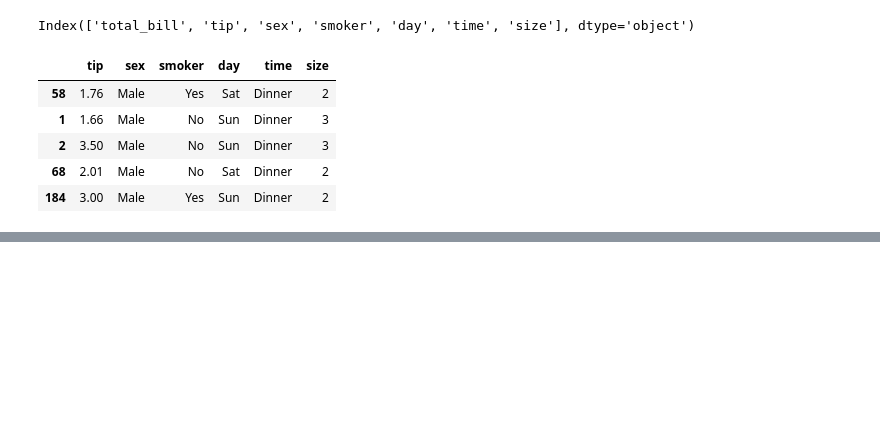
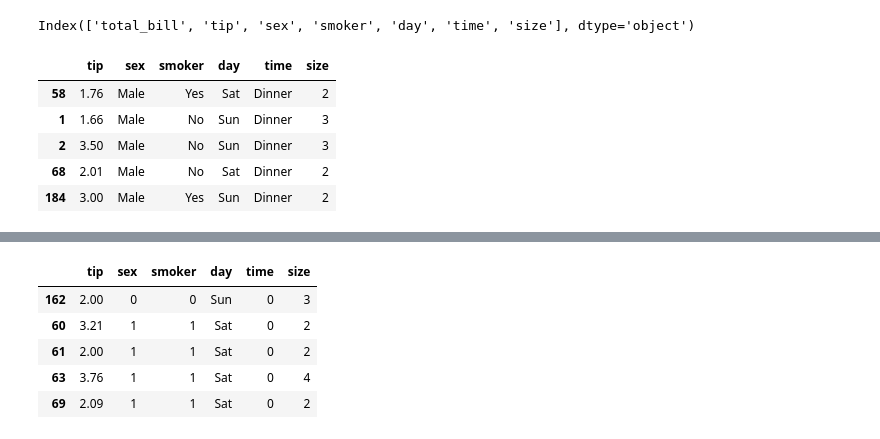
Before and after one commit to cyrolux123/Machine-Learning-Detailed, a Jupyter notebook: SVM/Support Vector Regression.ipynb, the cells around one changed output, grey strips where cells are left out. Saved outputs shown, nothing was run; the diff lists cells and outputs as text; code cells hidden in the pictures; blank space fills up the shorter version.

```diff
--- a/SVM/Support Vector Regression.ipynb
+++ b/SVM/Support Vector Regression.ipynb
@@ -83,0 +103,13 @@ X_train.head()
+# %%
+X_test['sex'] = le1.transform(X_test['sex'])
+X_test['smoker'] = le2.transform(X_test['smoker'])
+X_test['time'] = le3.transform(X_test['time'])
+# %%
+X_test.head()
+# %% [output]
+|  | tip | sex | smoker | day | time | size |
+| 162 | 2.00 | 0 | 0 | Sun | 0 | 3 |
+| 60 | 3.21 | 1 | 1 | Sat | 0 | 2 |
+| 61 | 2.00 | 1 | 1 | Sat | 0 | 2 |
+| 63 | 3.76 | 1 | 1 | Sat | 0 | 4 |
+| 69 | 2.09 | 1 | 1 | Sat | 0 | 2 |
```
Also changed, not shown: parts of 16 cells of this notebook.
